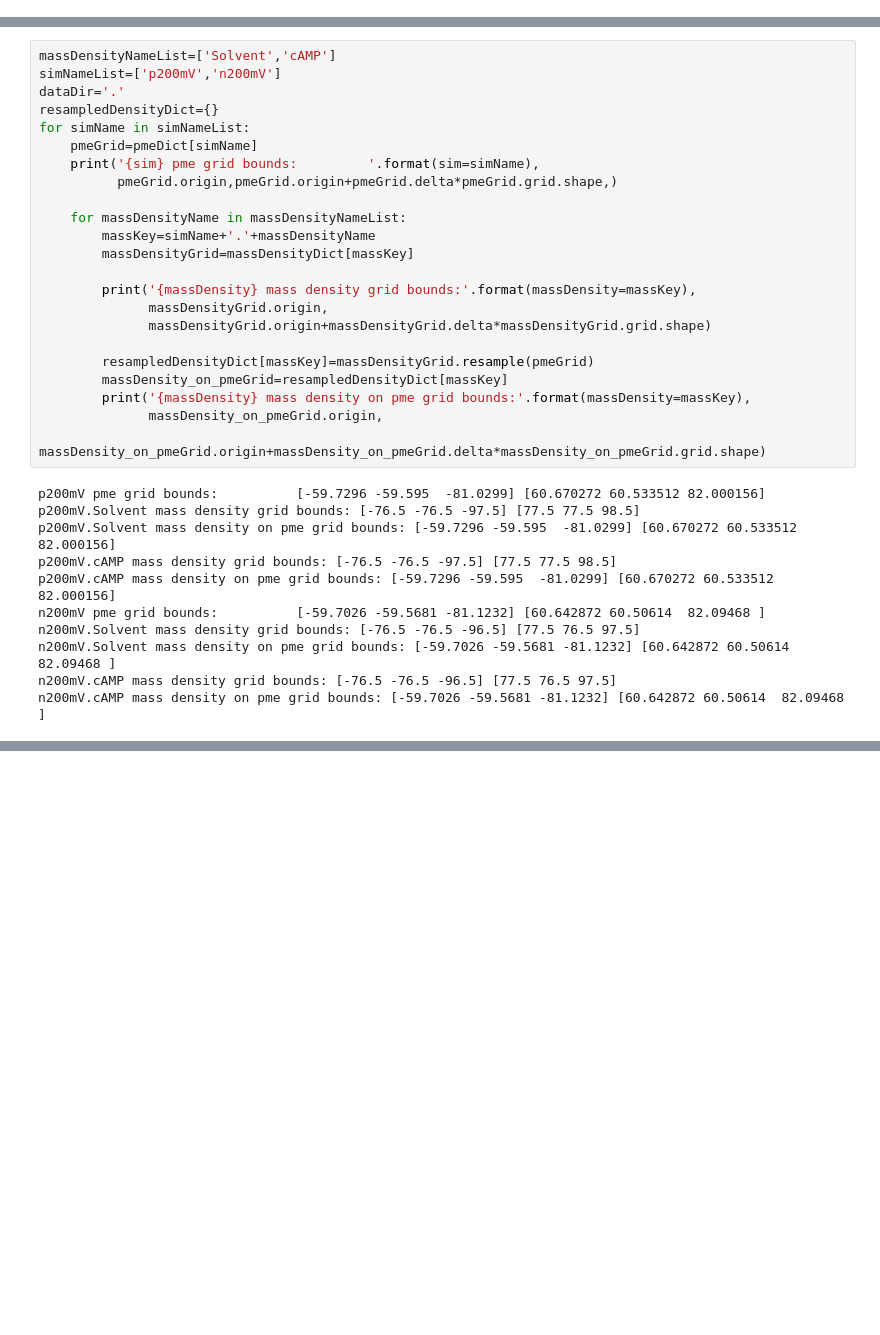
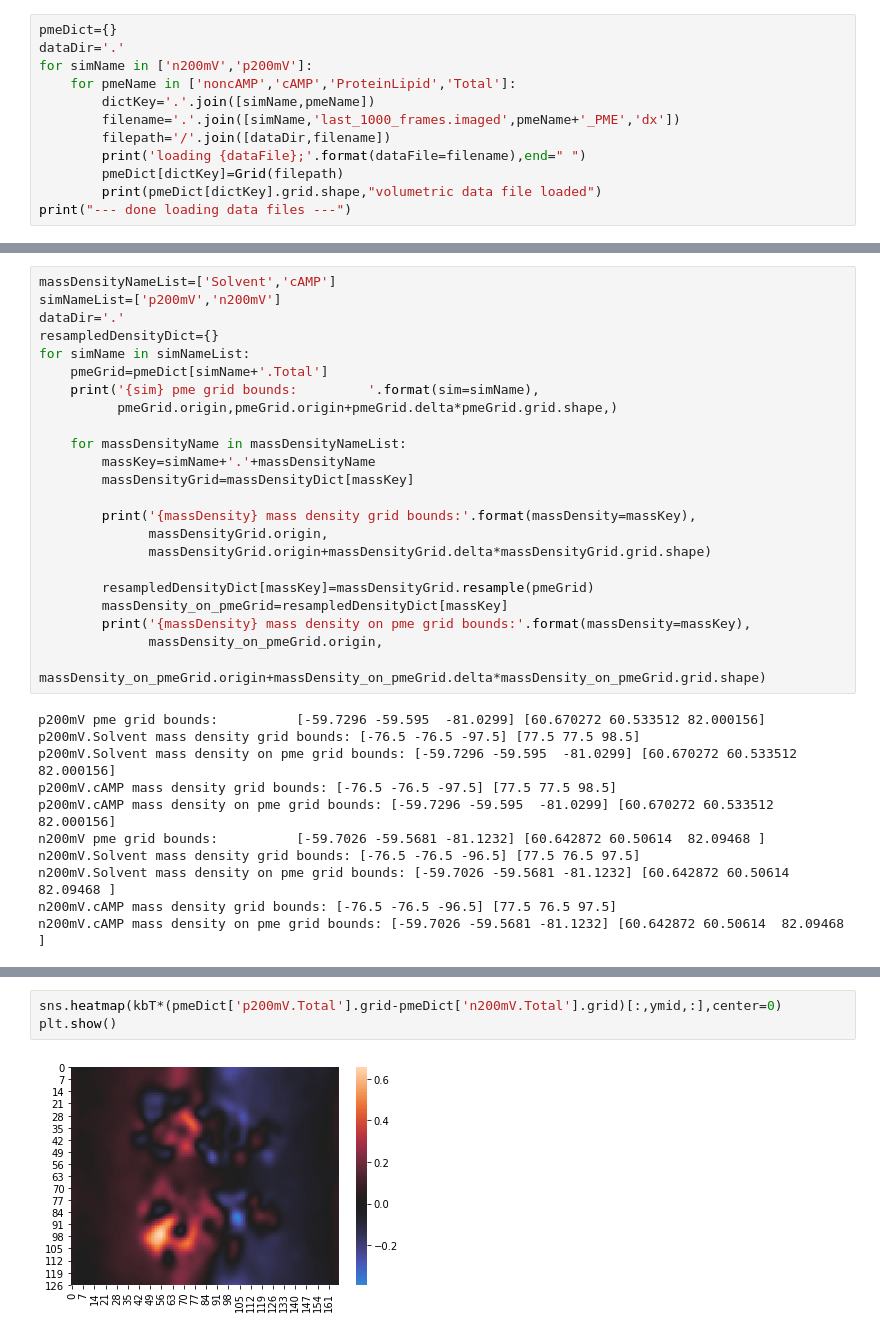
Before and after one commit to wesleymsmith/CX26_PME_Analysis, a Jupyter notebook: PME_Analysis_Notebook.ipynb, the cells around one changed output, grey strips where cells are left out. Drawn from its saved outputs; the diff is of its cells as text; blank space fills up the shorter version.

```diff
--- a/PME_Analysis_Notebook.ipynb
+++ b/PME_Analysis_Notebook.ipynb
@@ -512,3 +512,15 @@ sns.lineplot(np.arange(168)-168/2,
 plt.show()
 # %% [output]
 [figure]
+# %%
+pmeDict={}
+dataDir='.'
+for simName in ['n200mV','p200mV']:
+    for pmeName in ['noncAMP','cAMP','ProteinLipid','Total']:
+        dictKey='.'.join([simName,pmeName])
+        filename='.'.join([simName,'last_1000_frames.imaged',pmeName+'_PME','dx'])
+        filepath='/'.join([dataDir,filename])
+        print('loading {dataFile};'.format(dataFile=filename),end=" ")
+        pmeDict[dictKey]=Grid(filepath)
+        print(pmeDict[dictKey].grid.shape,"volumetric data file loaded")
+print("--- done loading data files ---")
@@ -546,7 +568,7 @@ simNameList=['p200mV','n200mV']
 dataDir='.'
 resampledDensityDict={}
 for simName in simNameList:
-    pmeGrid=pmeDict[simName]
+    pmeGrid=pmeDict[simName+'.Total']
     print('{sim} pme grid bounds:         '.format(sim=simName),
           pmeGrid.origin,pmeGrid.origin+pmeGrid.delta*pmeGrid.grid.shape,)
 
@@ -628,0 +744,5 @@ interactive(children=(FloatSlider(value=0.01, description='cutVal', max=2.0, rea
+# %%
+sns.heatmap(kbT*(pmeDict['p200mV.Total'].grid-pmeDict['n200mV.Total'].grid)[:,ymid,:],center=0)
+plt.show()
+# %% [output]
+[figure, added]
```
Also changed, not shown: parts of 6 cells of this notebook, 10 other files.
